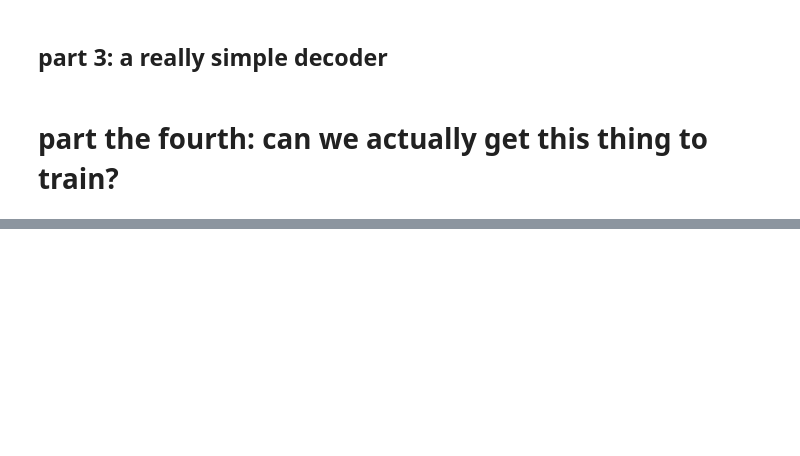
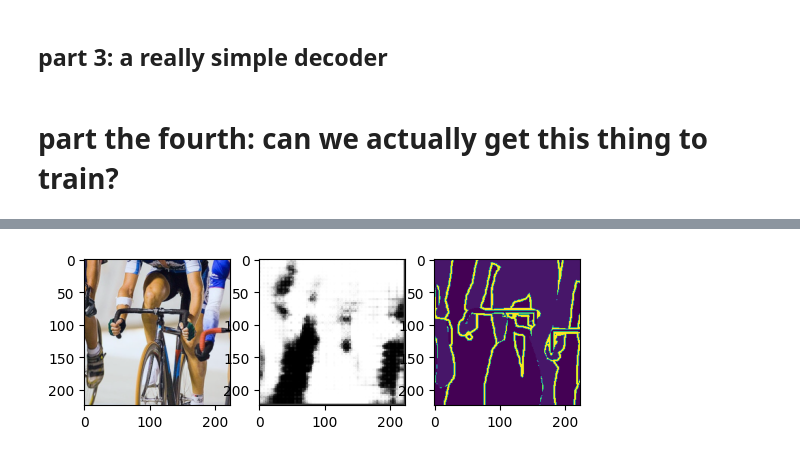
Before and after one commit to pkage/sngp-segmentation, a Jupyter notebook: simple_decoder_sketch.ipynb, the cells around one changed output, grey strips where cells are left out. Saved outputs shown, nothing was run; the diff lists cells and outputs as text; code cells hidden in the pictures; blank space fills up the shorter version.

```diff
--- a/simple_decoder_sketch.ipynb
+++ b/simple_decoder_sketch.ipynb
@@ -175,0 +460,44 @@ class ConvolutionalDecoder(nn.Module):
+# %%
+def show_val_sample(index):
+    dataset_trnval = VOCProjectedDataset(
+        'voc_projection.h5',
+        split='val',
+        transform=ToTensor(),
+        target_transform=Compose([
+            ScaleToUnit(),
+            # OneHotTwoClassLabelMatrix(),
+            ToTensor()
+        ])
+    )
+
+
+
+    def create_pred(model, feature_pair, device = 'cuda'):
+        X, y = feature_pair
+
+        model = model.to(device)
+        X, y = X.to(device), y.to(device)
+
+        model.eval()
+        with torch.no_grad():
+            output = model([X])
+
+        return output.cpu().numpy()
+
+
+    X, y = dataset_trnval[index]
+    feat = dataset_trnval.dataset_handle['val.features'][index]
+    output = create_pred(model, (X,y))[0,0,:,:]
+
+    fig, (ax_feat, ax_pred, ax_true) = plt.subplots(1,3)
+
+    X_image = einops.rearrange(feat, 'c h w -> h w c')
+    X_image = (X_image + abs(X_image.min())) / abs(X_image.max() - X_image.min()) # undo the preprocessing for display
+
+    ax_feat.imshow(X_image)
+    ax_pred.imshow(output, cmap='gray')
+    ax_true.imshow(y)
+
+show_val_sample(4)
+# %% [output]
+[figure, added]
```
Also changed, not shown: parts of 8 cells of this notebook, 4 other files.
